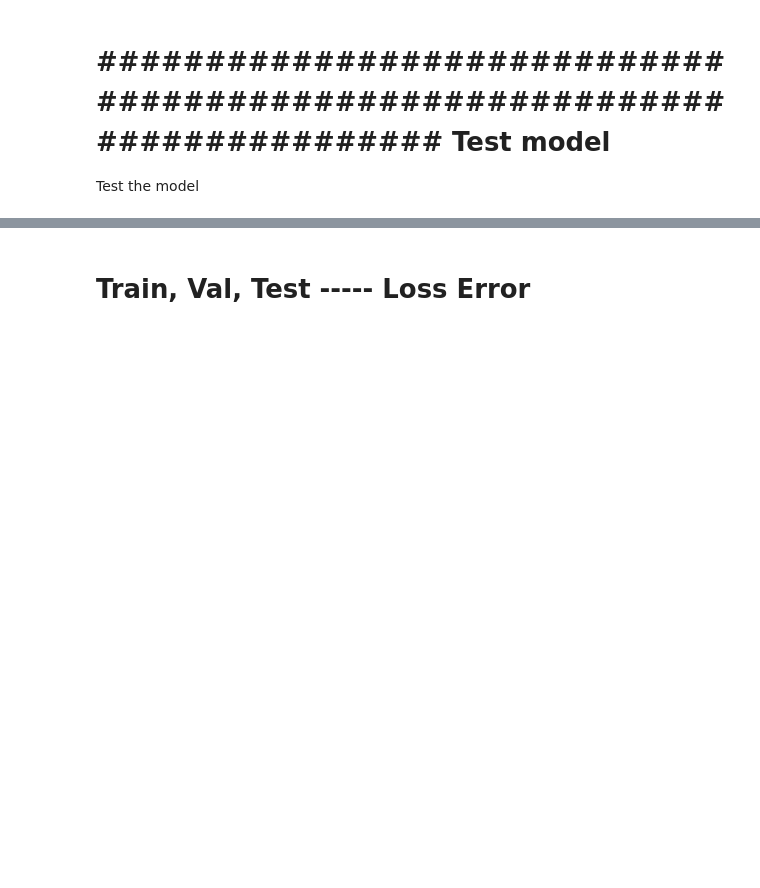
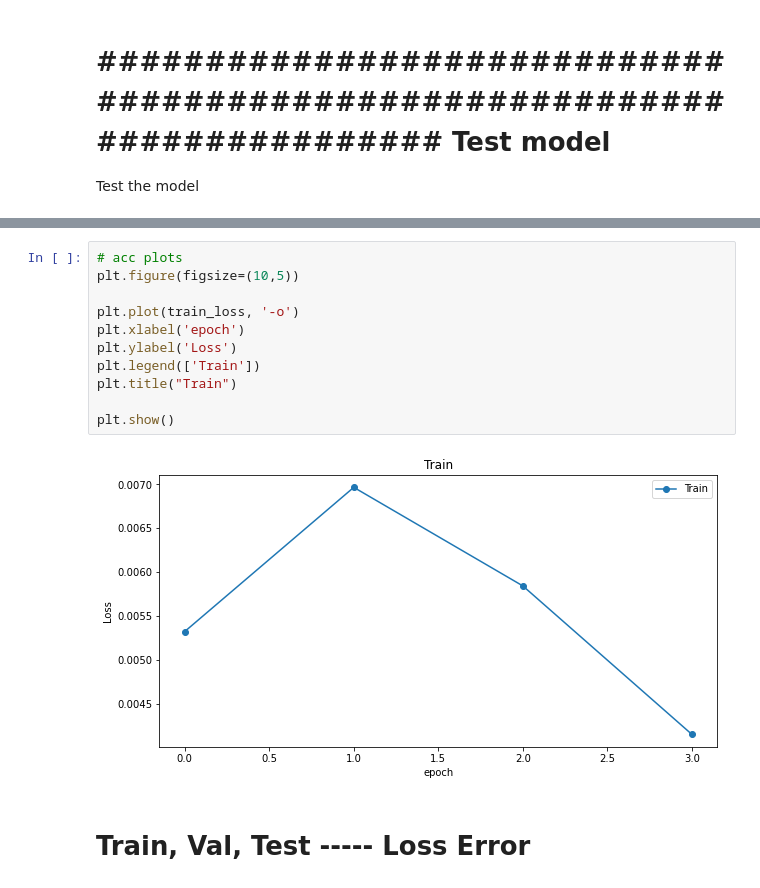
Before and after one commit to Tesfit-haile/Machine-Learing-Deep-Learning-computer-vision, a Jupyter notebook: Projects-ML_DL_CV/PlantVillate_disease_detector_project_2.ipynb, the cells around one changed output, grey strips where cells are left out. Saved outputs shown, nothing was run; the diff lists cells and outputs as text; blank space fills up the shorter version.

```diff
--- a/Projects-ML_DL_CV/PlantVillate_disease_detector_project_2.ipynb
+++ b/Projects-ML_DL_CV/PlantVillate_disease_detector_project_2.ipynb
@@ -364,3 +363,16 @@ with torch.no_grad():
+# %%
+# acc plots
+plt.figure(figsize=(10,5))
+
+plt.plot(train_loss, '-o')
+plt.xlabel('epoch')
+plt.ylabel('Loss')
+plt.legend(['Train'])
+plt.title("Train")
+
+plt.show()
+# %% [output]
+[figure, added]
 # %% [markdown]
 # Train, Val, Test ----- Loss Error
 # %%
```
Also changed, not shown: parts of 14 cells of this notebook, 2 other files.
